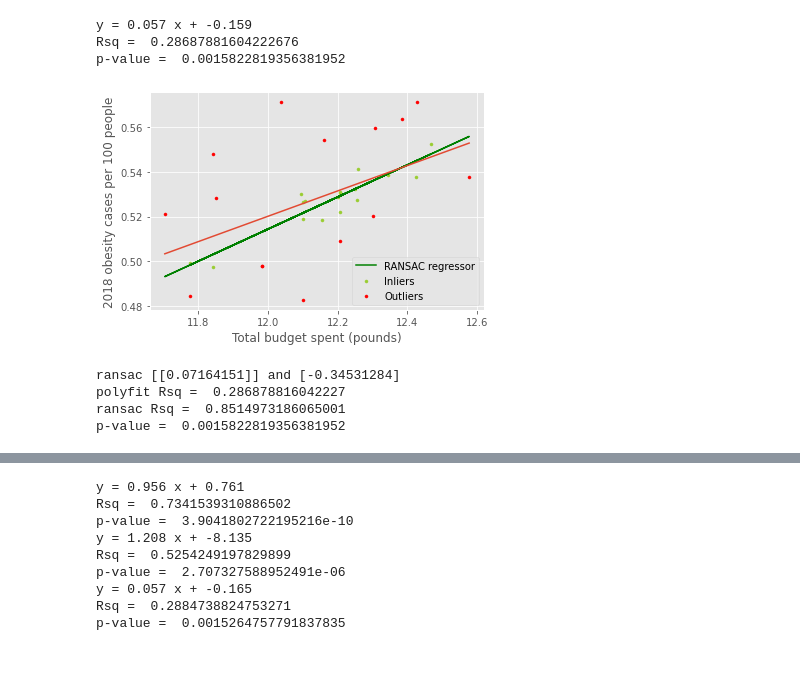
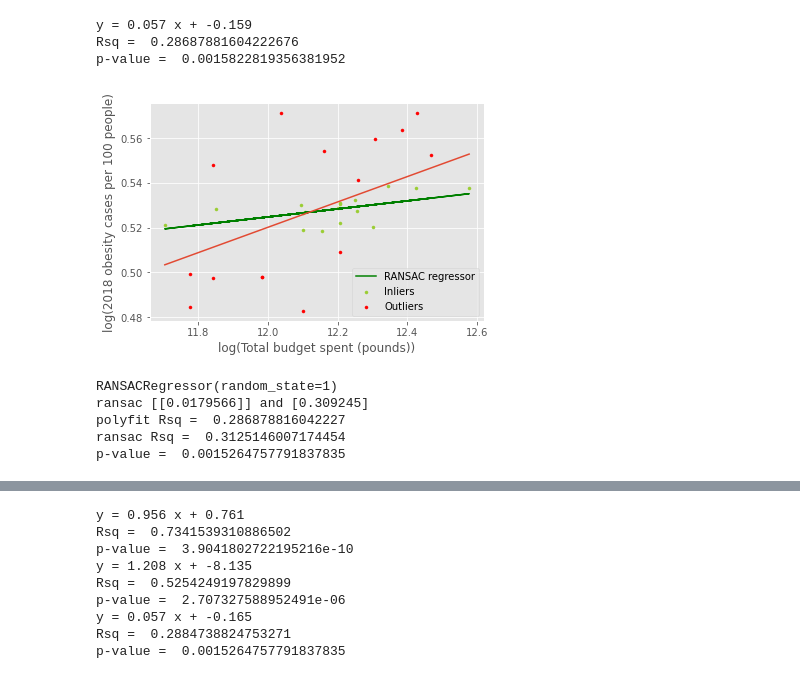
Before and after one commit to Tiana125/CASA0005_QM_CW1, a Jupyter notebook: Untitled.ipynb, the cells around one changed output, grey strips where cells are left out. Saved outputs shown, nothing was run; the diff lists cells and outputs as text; code cells hidden in the pictures.

```diff
--- a/Untitled.ipynb
+++ b/Untitled.ipynb
@@ -49,9 +49,9 @@ memory usage: 33.4+ KB
 
 london_data = all_data.loc[all_data['region']=='London']
 
-london_data.insert(5, 'cases_08_per1k',value = 1000*london_data['2008_cases_total']/london_data['2008_pop_total'])
-london_data.insert(6, 'cases_13_per1k',value = 1000*london_data['2013_cases_total']/london_data['2013_pop_total'])
-london_data.insert(7, 'cases_18_per1k',value = 1000*london_data['2018_cases_total']/london_data['2018_pop_total'])
+london_data.insert(5, 'cases_08_per1k',value = 100*london_data['2008_cases_total']/london_data['2008_pop_total'])
+london_data.insert(6, 'cases_13_per1k',value = 100*london_data['2013_cases_total']/london_data['2013_pop_total'])
+london_data.insert(7, 'cases_18_per1k',value = 100*london_data['2018_cases_total']/london_data['2018_pop_total'])
 
 
 
@@ -216,46 +216,47 @@ p-value =  0.0015822819356381952
 X =  np.log(london_data['total_budget'])
 Yper=np.log(london_data['2018_cases_total'])/np.log(london_data['2018_pop_total'])
 
-plt.xlabel('Total budget spent (pounds)')
-plt.ylabel('2018 obesity cases per 100 people')
+plt.xlabel('log(Total budget spent (pounds))')
+plt.ylabel('log(2018 obesity cases per 100 people)')
 
 from sklearn import linear_model
-ransac = linear_model.RANSACRegressor()
+ransac = linear_model.RANSACRegressor(random_state = 1)
 ran = ransac.fit(np.array(X).reshape(-1, 1), np.array(Yper).reshape(-1, 1) )
 Yper_ransac = ransac.predict(np.array(X).reshape(-1, 1))
 plt.plot(X, Yper_ransac, color='g', label='RANSAC regressor')
 inlier_mask = ransac.inlier_mask_
 outlier_mask = np.logical_not(inlier_mask)
 param=ransac.get_params()
 #c = plt.plot(X,Yper,'.', label='cases per pop data')
 plt.scatter(X[inlier_mask], Yper[inlier_mask], color='yellowgreen', marker='.',
             label='Inliers')
 plt.scatter(X[outlier_mask], Yper[outlier_mask], color='r', marker='.',
             label='Outliers')
 
 #slope, intercept, r_value, p_value, std_err = sps.linregress(X, Yper)
 #f = plt.plot(X, X*slope + intercept, 'r', label = 'cases per pop line') # Plot the regression line.
 f, res, _, _, _ = np.polyfit(X,Yper,1, full=True)
 poly = np.poly1d(f)
 
 new_X= np.array(np.sort(X.values))
 
 new_x = np.linspace(new_X[0], new_X[-1])
 new_Y=poly(new_x)
 plt.plot(new_x,new_Y)
 #Ypred_ransac = X.multiply(0.0179566)+0.309245
 
 plt.legend()
 plt.show()
-#print(res)
+print(ran)
 print('ransac',ransac.estimator_.coef_, 'and', ransac.estimator_.intercept_)
 #print("y =", round(slope,3), "x +", round(intercept,3))
 print("polyfit Rsq = ", sklearn.metrics.r2_score(Yper, poly(X)))
 print("ransac Rsq = ", sklearn.metrics.r2_score(Yper[inlier_mask], Yper_ransac[inlier_mask]))
 print("p-value = ", p_value)
 # %% [output]
-[figure, old version]
+[figure, new version]
-ransac [[0.07164151]] and [-0.34531284]
+RANSACRegressor(random_state=1)
+ransac [[0.0179566]] and [0.309245]
 polyfit Rsq =  0.286878816042227
-ransac Rsq =  0.8514973186065001
-p-value =  0.0015822819356381952
+ransac Rsq =  0.3125146007174454
+p-value =  0.0015264757791837835
```
Also changed, not shown: parts of 13 cells of this notebook, 14 other files.
